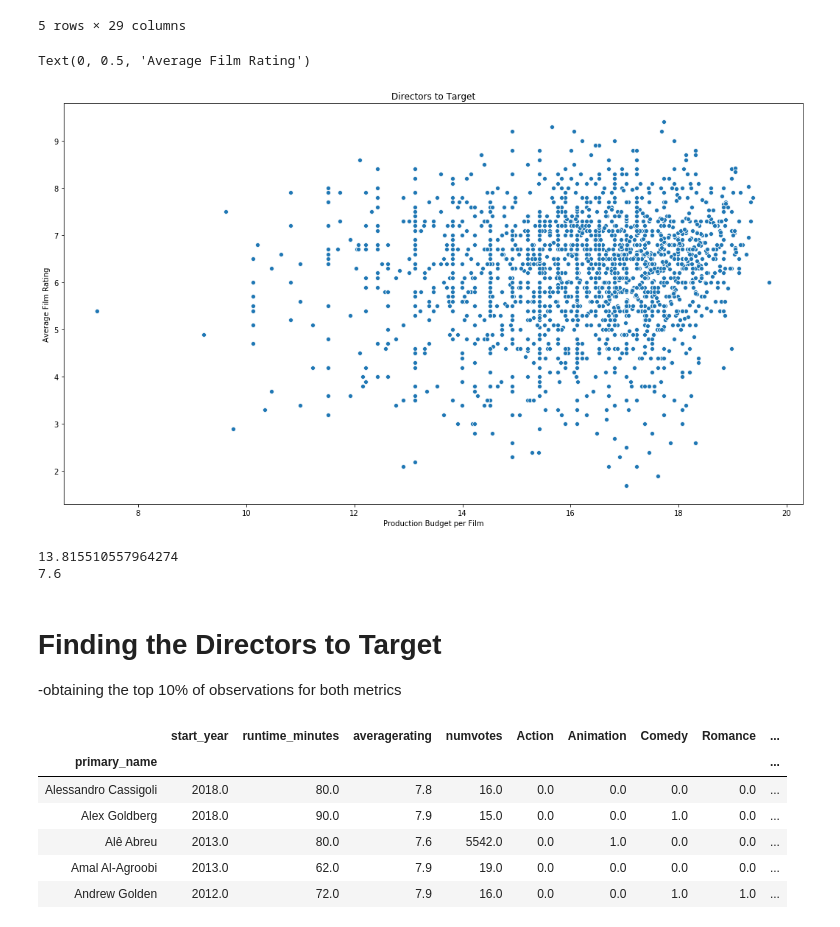
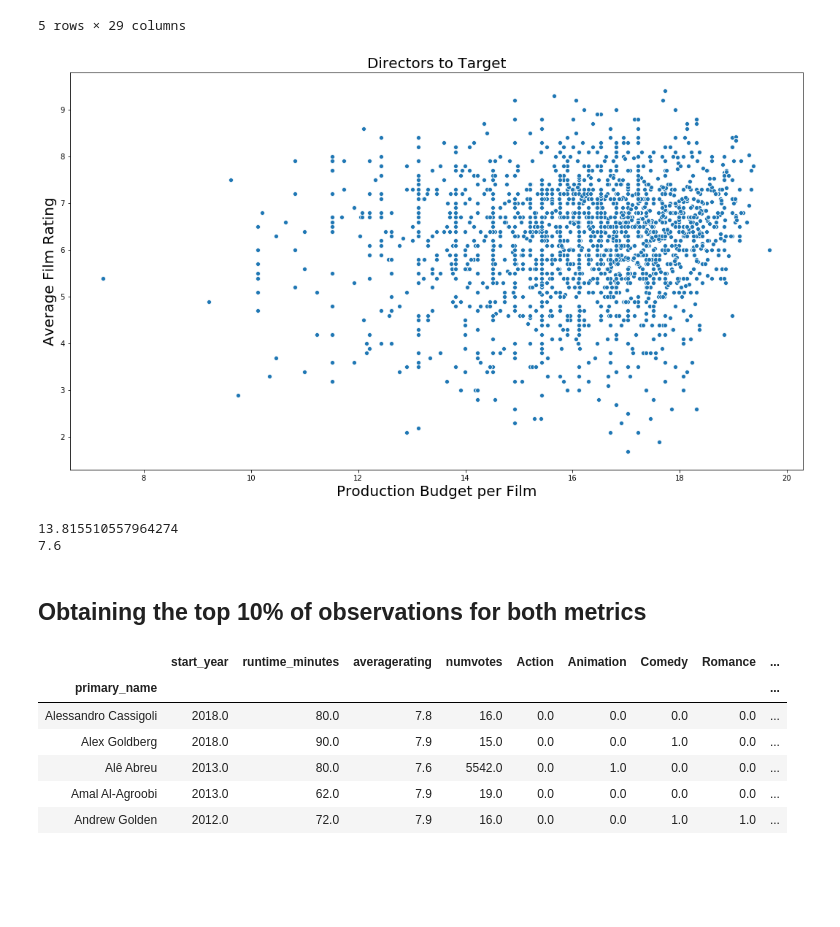
Before and after one commit to jfleury12/movie-collaboration, a Jupyter notebook: mod_1_project_EDA_fleury_2.ipynb, the cells around one changed output. Cells and saved outputs as stored; diff of their text form; code cells hidden in the pictures; blank space fills up the shorter version.

```diff
--- a/mod_1_project_EDA_fleury_2.ipynb
+++ b/mod_1_project_EDA_fleury_2.ipynb
@@ -686,7 +686,16 @@ pf_df = pf_df.reset_index().rename(columns = {'index':'genre'})
 pf_df_sorted = pf_df.sort_values(by='profit_margin', ascending = False)
 # %%
 plt.figure(figsize=(20,8))
-sns.barplot(x='genre', y='profit_margin', data=pf_df_sorted).set_title('Movie Genres with The Largest Profit Margins')
+sns.barplot(x='genre', y='profit_margin', data=pf_df_sorted).set_title('Movie Genres with The Largest Profit Margins', fontsize=20)
 plt.xlabel('Genre')
 plt.ylabel('Average Profit Margin')
+
+
+for ax in plt.gcf().axes:
+    l = ax.get_xlabel()
+    ax.set_xlabel(l, fontsize=20)
+
+for ax in plt.gcf().axes:
+    l = ax.get_ylabel()
+    ax.set_ylabel(l, fontsize=20)
 # %% [output]
@@ -717,7 +725,16 @@ ar_df.head()
 ar_df_sorted = ar_df.sort_values(by='averagerating', ascending = False)
 # %%
 plt.figure(figsize=(20,8))
-sns.barplot(x='genre', y='averagerating', data=ar_df_sorted).set_title('Movie Genres with The Highest Ratings')
+sns.barplot(x='genre', y='averagerating', data=ar_df_sorted).set_title('Movie Genres with The Highest Ratings', fontsize=20)
 plt.xlabel('Genre')
 plt.ylabel('Average Rating')
+
+
+for ax in plt.gcf().axes:
+    l = ax.get_xlabel()
+    ax.set_xlabel(l, fontsize=20)
+
+for ax in plt.gcf().axes:
+    l = ax.get_ylabel()
+    ax.set_ylabel(l, fontsize=20)
 # %% [output]
@@ -782,12 +802,20 @@ df_director.head()
 df_director['prod_budget_log'] = df_director['production_budget_CLEANED'].apply(lambda x: np.log(x))
 # %%
 plt.figure(figsize=(18,10))
-sns.scatterplot(x='prod_budget_log', y='averagerating', data=df_director).set_title("Directors to Target")
+sns.scatterplot(x='prod_budget_log', y='averagerating', data=df_director).set_title("Directors to Target", fontsize=20)
 plt.xlabel('Production Budget per Film')
 plt.ylabel('Average Film Rating')
+
+
+for ax in plt.gcf().axes:
+    l = ax.get_xlabel()
+    ax.set_xlabel(l, fontsize=20)
+
+for ax in plt.gcf().axes:
+    l = ax.get_ylabel()
+    ax.set_ylabel(l, fontsize=20)
 # %% [output]
-Text(0, 0.5, 'Average Film Rating')
-[figure, old version]
+[figure, new version]
 # %%
 print(df_director.prod_budget_log.quantile(.10))
 print(df_director.averagerating.quantile(.90))
@@ -795,8 +823,7 @@ print(df_director.averagerating.quantile(.90))
 13.815510557964274
 7.6
 # %% [markdown]
-# Finding the Directors to Target
--obtaining the top 10% of observations for both metrics
+## Obtaining the top 10% of observations for both metrics
 # %%
 # 90% results in both metrics: directors to target
 top_directors = df_director.loc[(df_director.prod_budget_log <= df_director.prod_budget_log.quantile(.10)) & (df_director.averagerating >= df_director.averagerating.quantile(.90))].index
```
Also changed, not shown: parts of 8 cells of this notebook.
